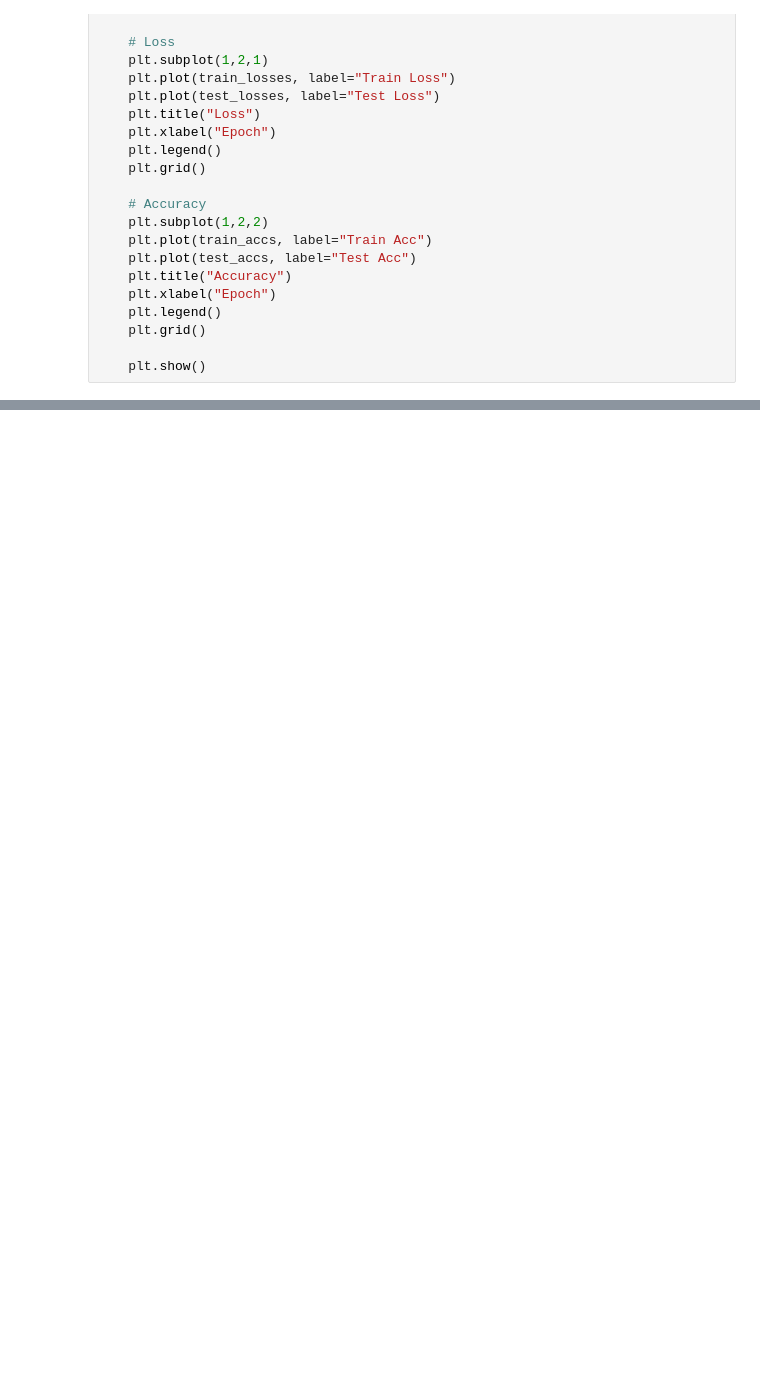
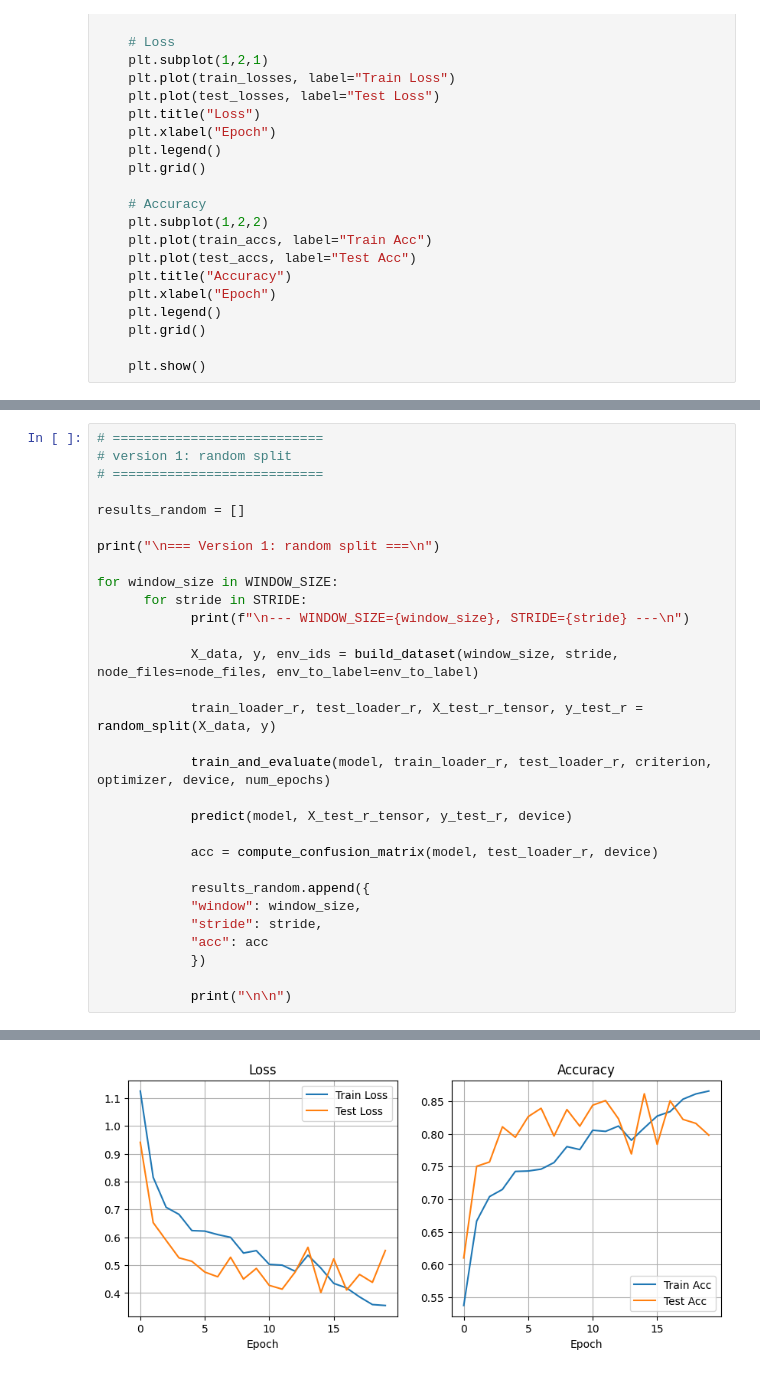
Before and after one commit to duydl/iot-ml, a Jupyter notebook: resnet/resnet_identify_env.ipynb, the cells around one changed output, grey strips where cells are left out. Drawn from its saved outputs; the diff is of its cells as text; blank space fills up the shorter version.

```diff
--- a/resnet/resnet_identify_env.ipynb
+++ b/resnet/resnet_identify_env.ipynb
@@ -601,0 +530,31 @@ weighted avg       1.00      1.00      1.00      2070
+# %%
+# ===========================
+# version 1: random split
+# ===========================
+
+results_random = []
+
+print("\n=== Version 1: random split ===\n")
+
+for window_size in WINDOW_SIZE:
+      for stride in STRIDE:
+            print(f"\n--- WINDOW_SIZE={window_size}, STRIDE={stride} ---\n")
+
+            X_data, y, env_ids = build_dataset(window_size, stride, node_files=node_files, env_to_label=env_to_label)
+
+            train_loader_r, test_loader_r, X_test_r_tensor, y_test_r = random_split(X_data, y)
+
+            train_and_evaluate(model, train_loader_r, test_loader_r, criterion, optimizer, device, num_epochs)
+
+            predict(model, X_test_r_tensor, y_test_r, device)
+
+            acc = compute_confusion_matrix(model, test_loader_r, device)
+
+            results_random.append({
+            "window": window_size,
+            "stride": stride,
+            "acc": acc
+            })
+
+            print("\n\n")
+# %% [output]
@@ -601,0 +578 @@ weighted avg       1.00      1.00      1.00      2070
+[figure, added]
```
Also changed, not shown: parts of 15 cells of this notebook, 1 other file.
